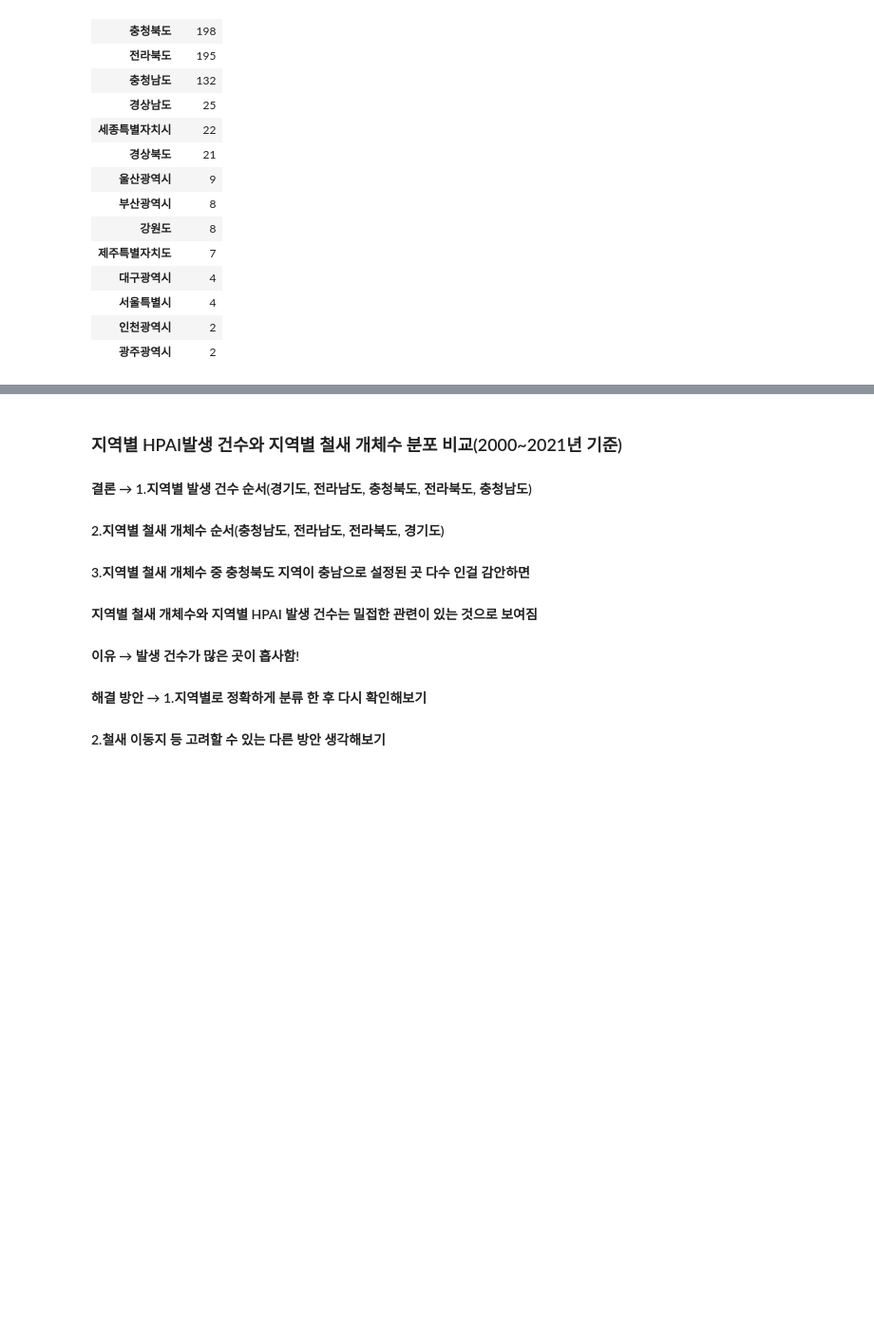
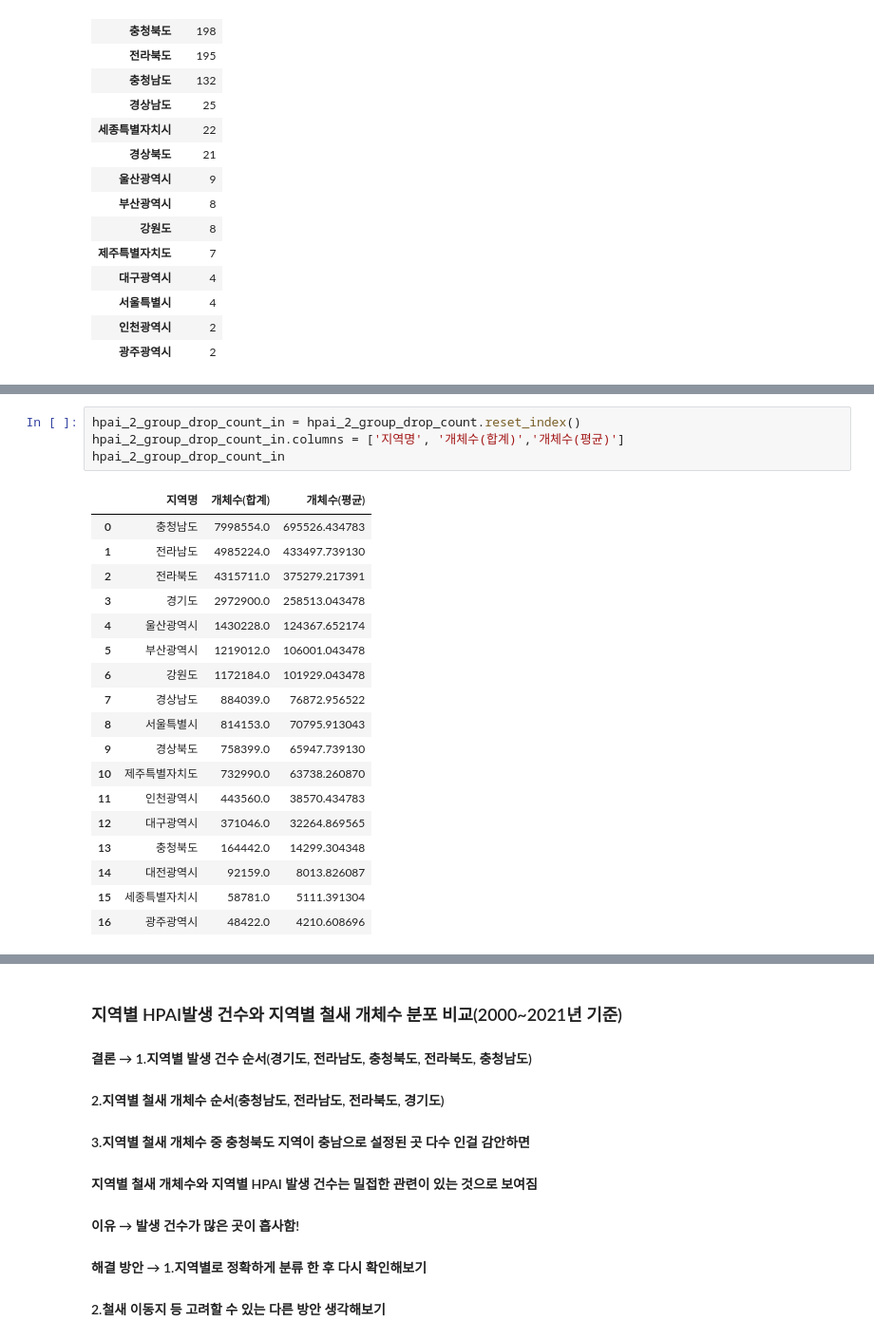
Before and after one commit to jiwoo-coding/aiai, a Jupyter notebook: HPAI kk.ipynb, the cells around one changed output, grey strips where cells are left out. Shown at 95% size. Cells and saved outputs as stored; diff of their text form; blank space fills up the shorter version.

```diff
--- a/HPAI kk.ipynb
+++ b/HPAI kk.ipynb
@@ -846,0 +869,23 @@ hpai_11_count_df
+# %%
+hpai_2_group_drop_count_in = hpai_2_group_drop_count.reset_index()
+hpai_2_group_drop_count_in.columns = ['지역명', '개체수(합계)','개체수(평균)']
+hpai_2_group_drop_count_in
+# %% [output]
+|  | 지역명 | 개체수(합계) | 개체수(평균) |
+| 0 | 충청남도 | 7998554.0 | 695526.434783 |
+| 1 | 전라남도 | 4985224.0 | 433497.739130 |
+| 2 | 전라북도 | 4315711.0 | 375279.217391 |
+| 3 | 경기도 | 2972900.0 | 258513.043478 |
+| 4 | 울산광역시 | 1430228.0 | 124367.652174 |
+| 5 | 부산광역시 | 1219012.0 | 106001.043478 |
+| 6 | 강원도 | 1172184.0 | 101929.043478 |
+| 7 | 경상남도 | 884039.0 | 76872.956522 |
+| 8 | 서울특별시 | 814153.0 | 70795.913043 |
+| 9 | 경상북도 | 758399.0 | 65947.739130 |
+| 10 | 제주특별자치도 | 732990.0 | 63738.260870 |
+| 11 | 인천광역시 | 443560.0 | 38570.434783 |
+| 12 | 대구광역시 | 371046.0 | 32264.869565 |
+| 13 | 충청북도 | 164442.0 | 14299.304348 |
+| 14 | 대전광역시 | 92159.0 | 8013.826087 |
+| 15 | 세종특별자치시 | 58781.0 | 5111.391304 |
+| 16 | 광주광역시 | 48422.0 | 4210.608696 |
```
Also changed, not shown: parts of 5 cells of this notebook.
